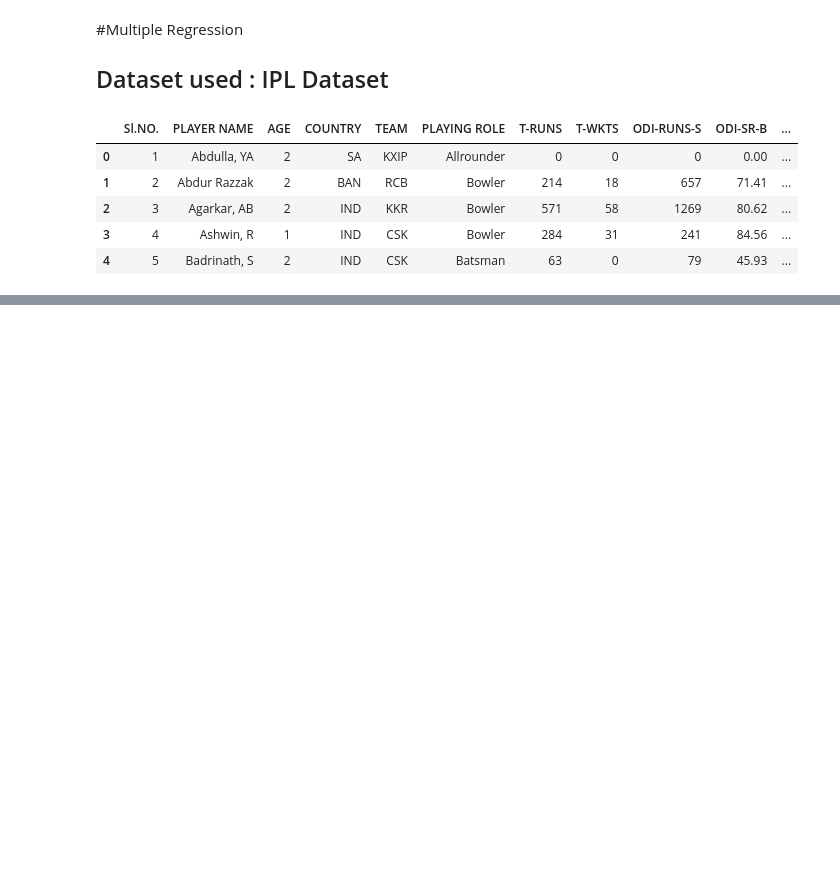
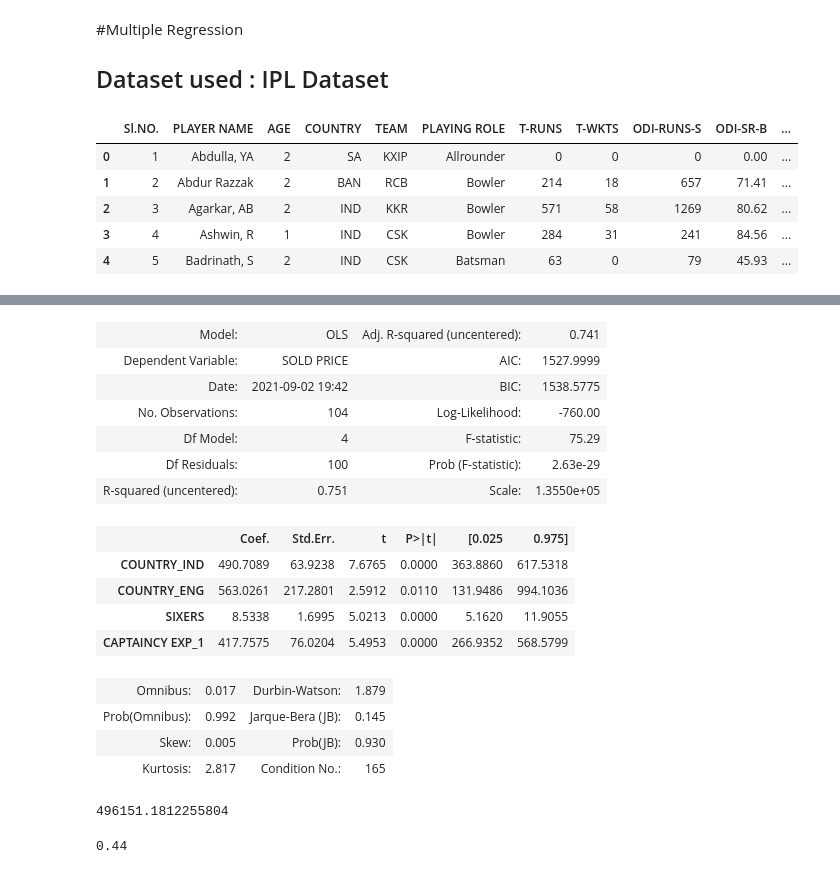
Before and after one commit to sayak0809/WileyPractise, a Jupyter notebook: Linear_Regression_(Wiley).ipynb, the cells around one changed output, grey strips where cells are left out. Cells and saved outputs as stored; diff of their text form; code cells hidden in the pictures; blank space fills up the shorter version.

```diff
--- a/Linear_Regression_(Wiley).ipynb
+++ b/Linear_Regression_(Wiley).ipynb
@@ -137,0 +322,22 @@ df.head()
+# %%
+train_y = np.sqrt (train_y)
+# %%
+model_4 = sm.OLS(train_y, train_X).fit()
+model_4.summary2()
+# %% [output]
+| Model: | OLS | Adj. R-squared (uncentered): | 0.741 |
+| Dependent Variable: | SOLD PRICE | AIC: | 1527.9999 |
+| Date: | 2021-09-02 19:42 | BIC: | 1538.5775 |
+| No. Observations: | 104 | Log-Likelihood: | -760.00 |
+| Df Model: | 4 | F-statistic: | 75.29 |
+| Df Residuals: | 100 | Prob (F-statistic): | 2.63e-29 |
+| R-squared (uncentered): | 0.751 | Scale: | 1.3550e+05 |
+|  | Coef. | Std.Err. | t | P>|t| | [0.025 | 0.975] |
+| COUNTRY_IND | 490.7089 | 63.9238 | 7.6765 | 0.0000 | 363.8860 | 617.5318 |
+| COUNTRY_ENG | 563.0261 | 217.2801 | 2.5912 | 0.0110 | 131.9486 | 994.1036 |
+| SIXERS | 8.5338 | 1.6995 | 5.0213 | 0.0000 | 5.1620 | 11.9055 |
+| CAPTAINCY EXP_1 | 417.7575 | 76.0204 | 5.4953 | 0.0000 | 266.9352 | 568.5799 |
+| Omnibus: | 0.017 | Durbin-Watson: | 1.879 |
+| Prob(Omnibus): | 0.992 | Jarque-Bera (JB): | 0.145 |
+| Skew: | 0.005 | Prob(JB): | 0.930 |
+| Kurtosis: | 2.817 | Condition No.: | 165 |
@@ -137,0 +346,9 @@ df.head()
+# %%
+from sklearn import metrics
+np.sqrt(metrics.mean_squared_error (pred_y, test_y))
+# %% [output]
+496151.1812255804
+# %%
+np.round (metrics.r2_score(pred_y,test_y),2)
+# %% [output]
+0.44
```
Also changed, not shown: parts of 20 cells of this notebook.
